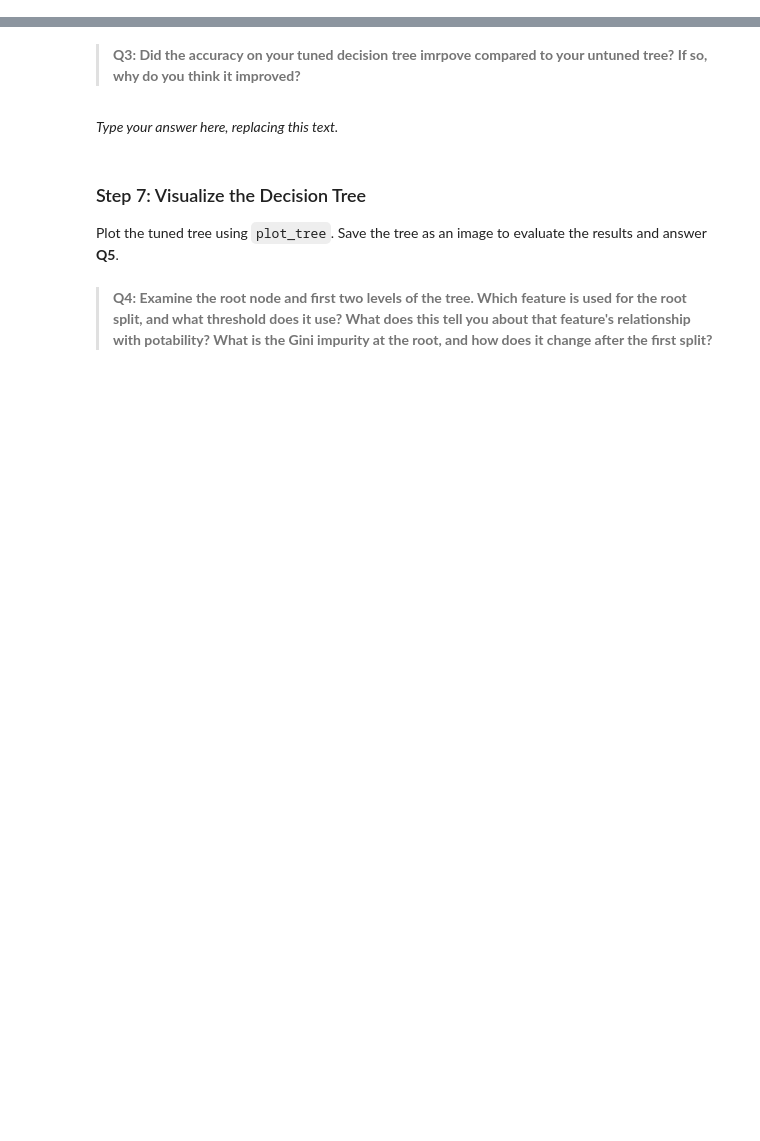
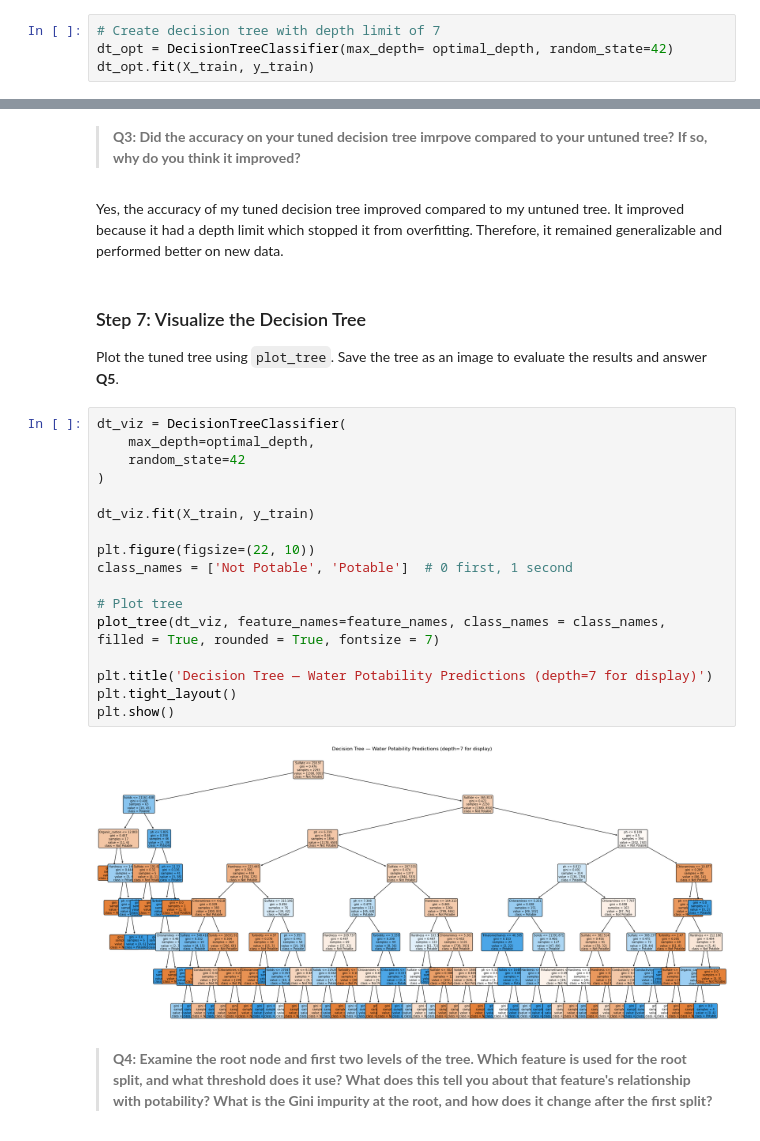
Before and after one commit to richardmonteslemus/eds232-assignment-3, a Jupyter notebook: task2/hw3-task2.ipynb, the cells around one changed output, grey strips where cells are left out. Saved outputs shown, nothing was run; the diff lists cells and outputs as text; blank space fills up the shorter version.

```diff
--- a/task2/hw3-task2.ipynb
+++ b/task2/hw3-task2.ipynb
@@ -231,0 +230,4 @@ acc_dt    = ...
+# %%
+# Create decision tree with depth limit of 7
+dt_opt = DecisionTreeClassifier(max_depth= optimal_depth, random_state=42)
+dt_opt.fit(X_train, y_train)
@@ -254,7 +248,7 @@ q4 results:
 
 >**Q3: Did the accuracy on your tuned decision tree imrpove compared to your untuned tree? If so, why do you think it improved?**
 # %% [markdown]
-_Type your answer here, replacing this text._
+Yes, the accuracy of my tuned decision tree improved compared to my untuned tree. It improved because it had a depth limit which stopped it from overfitting. Therefore, it remained generalizable and performed better on new data.
 # %% [markdown]
 <!-- END QUESTION -->
 
@@ -263,6 +257,26 @@ _Type your answer here, replacing this text._
 ### Step 7: Visualize the Decision Tree
 
 Plot the tuned tree using `plot_tree`. Save the tree as an image to evaluate the results and answer **Q5**.
+# %%
+dt_viz = DecisionTreeClassifier(
+    max_depth=optimal_depth,
+    random_state=42
+)
+
+dt_viz.fit(X_train, y_train)
+
+plt.figure(figsize=(22, 10))
+class_names = ['Not Potable', 'Potable']  # 0 first, 1 second
+
+# Plot tree
+plot_tree(dt_viz, feature_names=feature_names, class_names = class_names,
+filled = True, rounded = True, fontsize = 7)
+
+plt.title('Decision Tree — Water Potability Predictions (depth=7 for display)')
+plt.tight_layout()
+plt.show()
+# %% [output]
+[figure, added]
 # %% [markdown]
 > **Q4: Examine the root node and first two levels of the tree. Which feature is used for the root split, and what threshold does it use? What does this tell you about that feature's relationship with potability? What is the Gini impurity at the root, and how does it change after the first split?**
 # %% [markdown]
```
Also changed, not shown: parts of 32 cells of this notebook.
